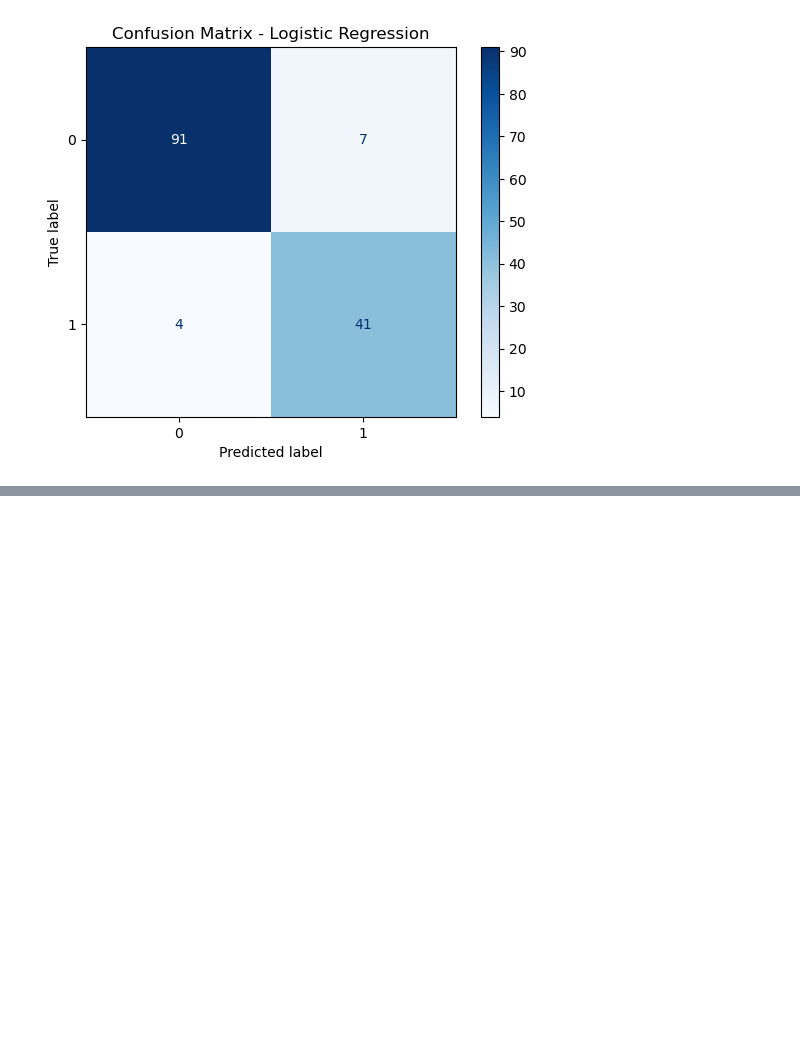
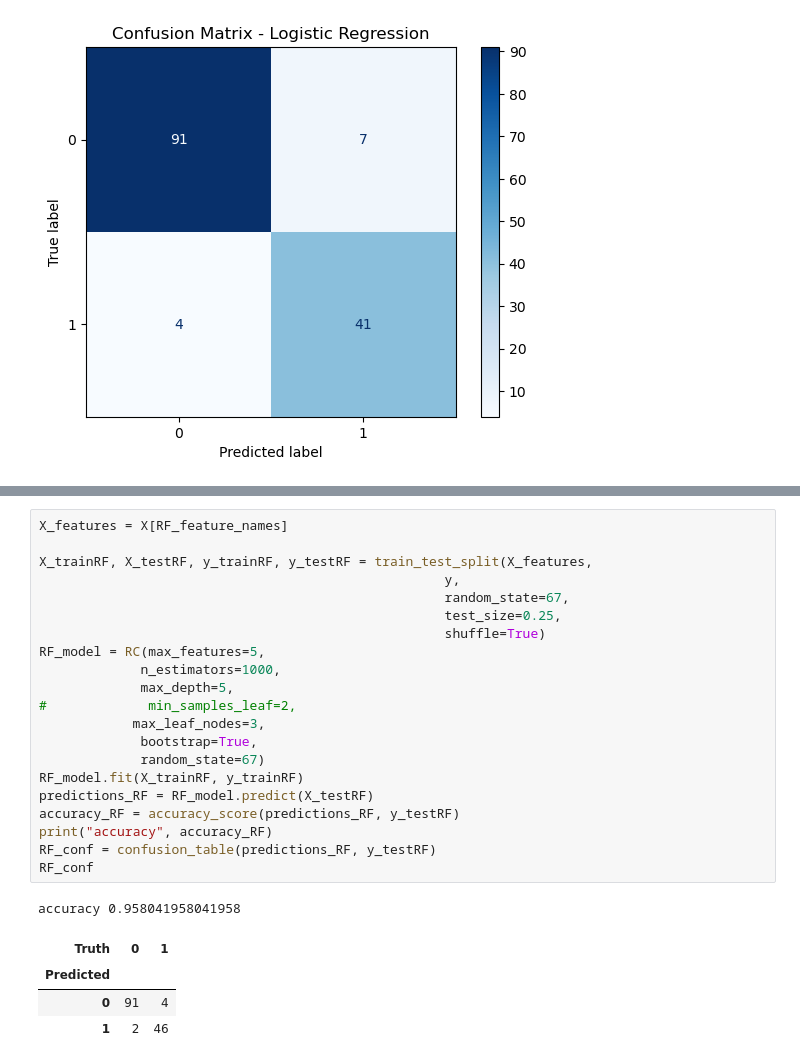
Before and after one commit to ninacunha/DataScienceGeneExpression, a Jupyter notebook: project.ipynb, the cells around one changed output, grey strips where cells are left out. Cells and saved outputs as stored; diff of their text form; blank space fills up the shorter version.

```diff
--- a/project.ipynb
+++ b/project.ipynb
@@ -274,0 +280,27 @@ print("Max Accuracy Score", max(accuracy_scores))
+# %%
+X_features = X[RF_feature_names]
+
+X_trainRF, X_testRF, y_trainRF, y_testRF = train_test_split(X_features,
+                                                    y,
+                                                    random_state=67,
+                                                    test_size=0.25,
+                                                    shuffle=True)
+RF_model = RC(max_features=5,
+             n_estimators=1000,
+             max_depth=5,
+#             min_samples_leaf=2,
+            max_leaf_nodes=3,
+             bootstrap=True,
+             random_state=67)
+RF_model.fit(X_trainRF, y_trainRF)
+predictions_RF = RF_model.predict(X_testRF)
+accuracy_RF = accuracy_score(predictions_RF, y_testRF)
+print("accuracy", accuracy_RF)
+RF_conf = confusion_table(predictions_RF, y_testRF)
+RF_conf
+# %% [output]
+accuracy 0.958041958041958
+| Truth | 0 | 1 |
+| Predicted |  |  |
+| 0 | 91 | 4 |
+| 1 | 2 | 46 |
```
Also changed, not shown: parts of 6 cells of this notebook.
